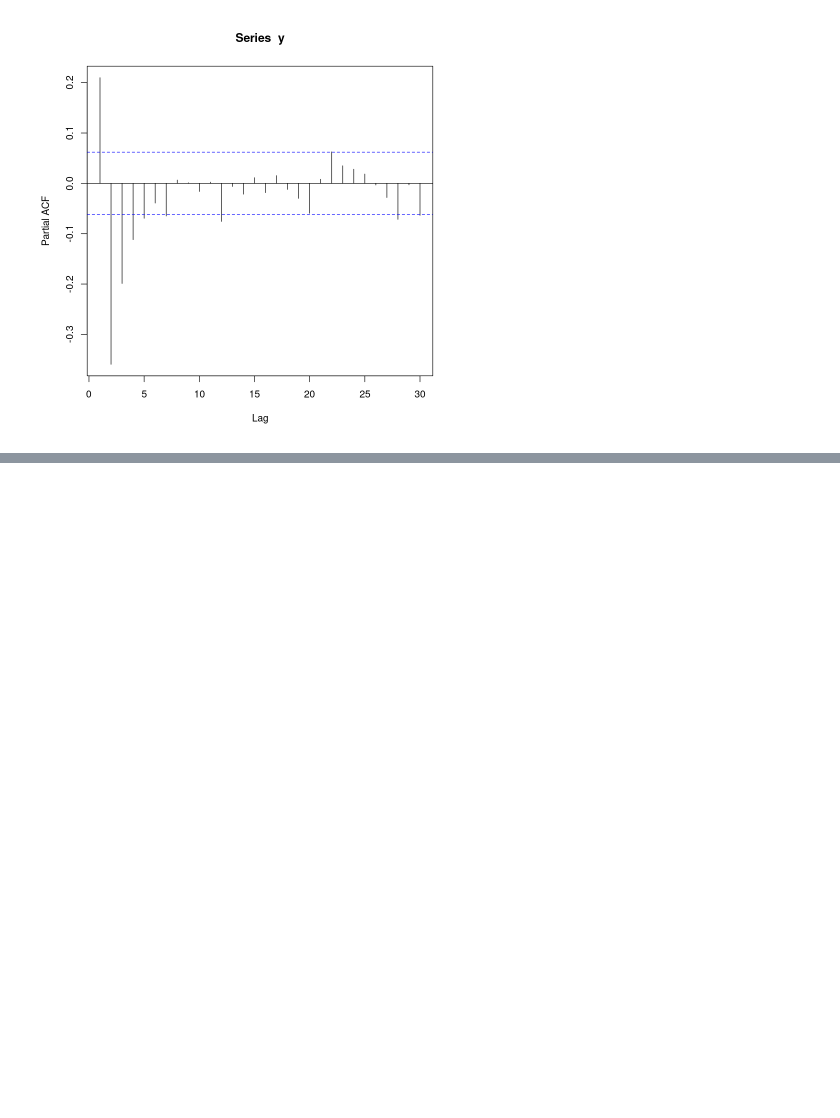
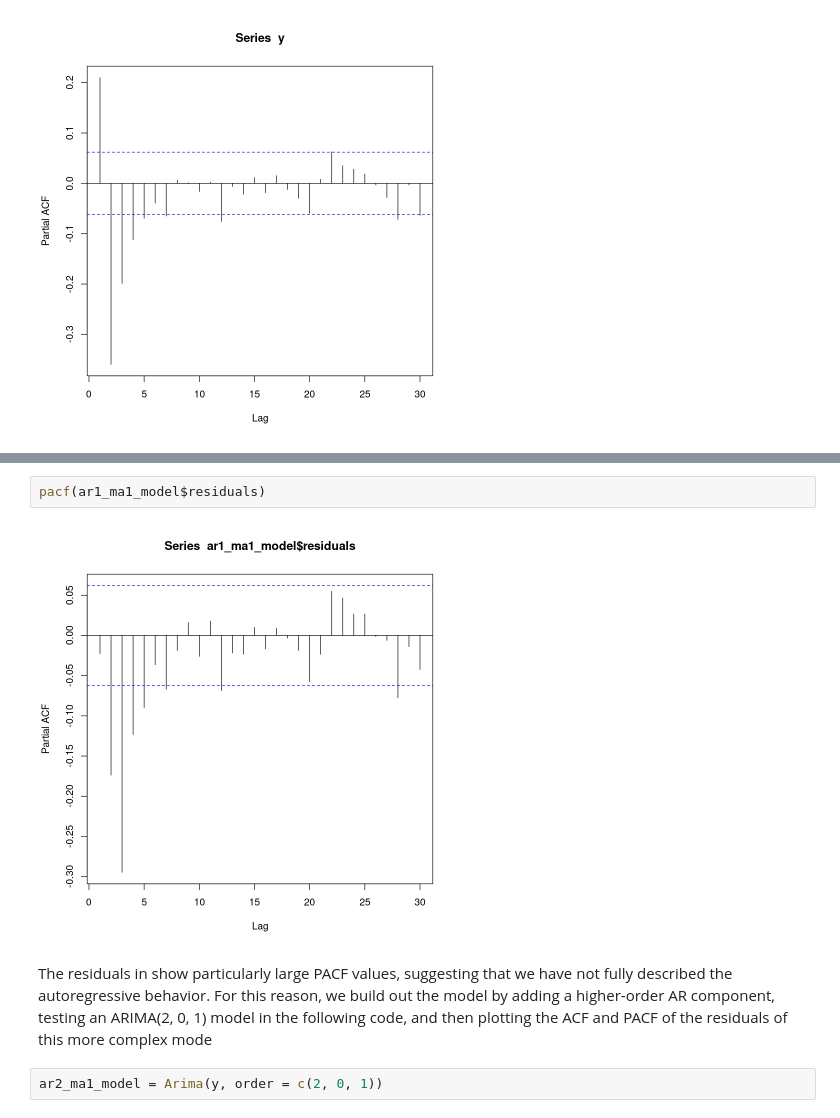
Before and after one commit to cmarsa/ptsa, a Jupyter notebook: chapter_06/statistical_models_ts.ipynb, the cells around one changed output, grey strips where cells are left out. Cells and saved outputs as stored; diff of their text form; blank space fills up the shorter version.

```diff
--- a/chapter_06/statistical_models_ts.ipynb
+++ b/chapter_06/statistical_models_ts.ipynb
@@ -516,0 +535,12 @@ pacf(y)
+# %%
+pacf(ar1_ma1_model$residuals)
+# %% [output]
+[figure, added]
+# %% [markdown]
+The residuals in show particularly large PACF values, suggesting that we
+have not fully described the autoregressive behavior. For this reason, we build out the
+model by adding a higher-order AR component, testing an ARIMA(2, 0, 1) model in
+the following code, and then plotting the ACF and PACF of the residuals of this more
+complex mode
+# %%
+ar2_ma1_model = Arima(y, order = c(2, 0, 1))
```
Also changed, not shown: parts of 40 cells of this notebook.
